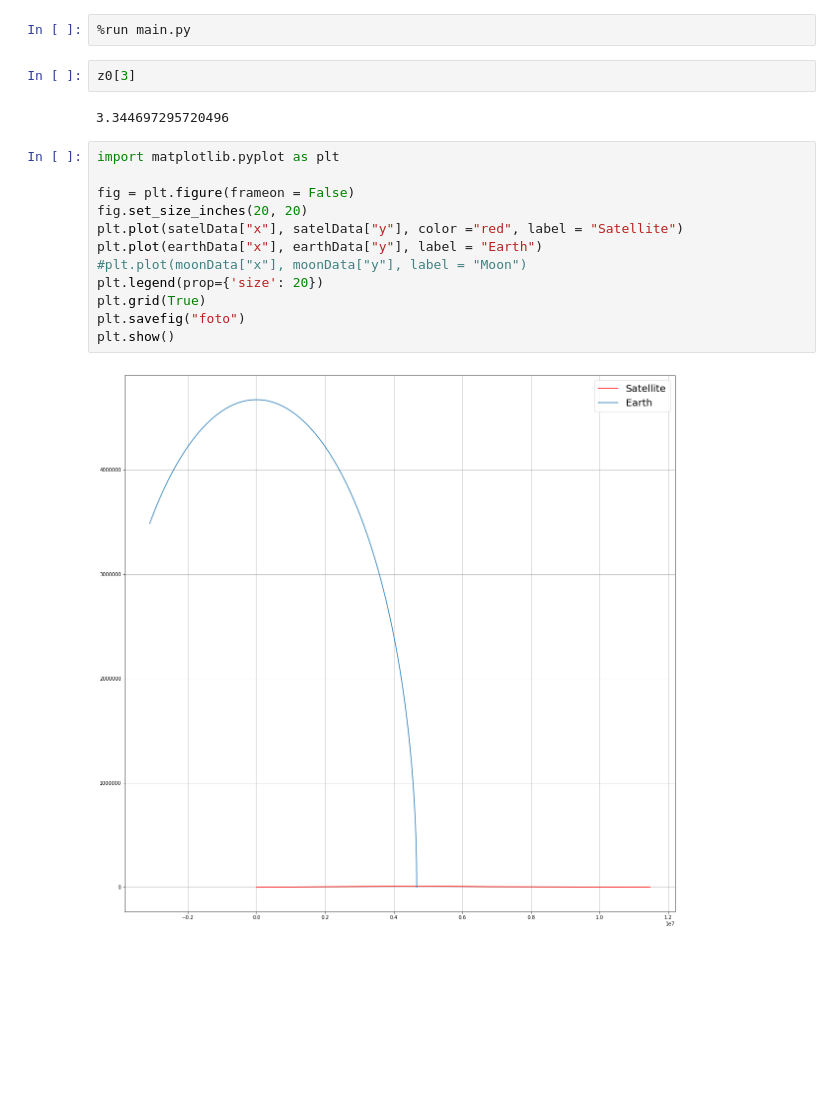
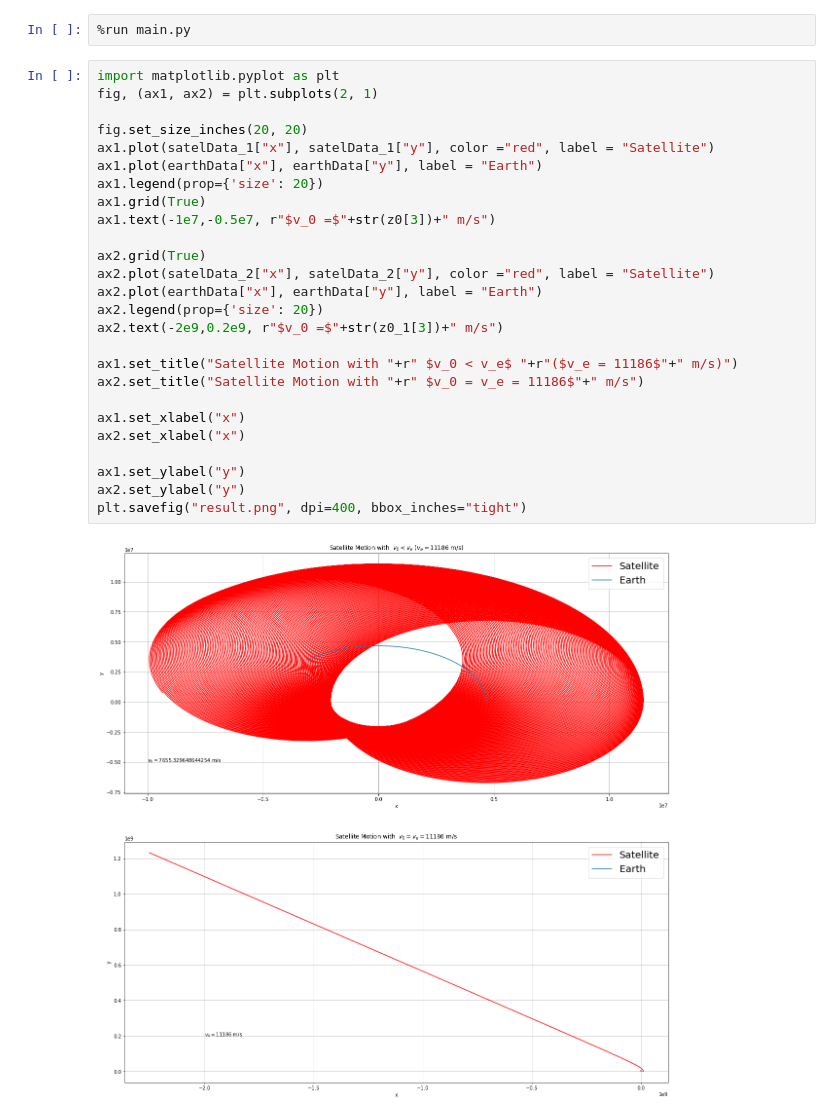
Before and after one commit to Alrios/Three-Body-Problem, a Jupyter notebook: main.ipynb, the cells around one changed output. Cells and saved outputs as stored; diff of their text form; blank space fills up the shorter version.

```diff
--- a/main.ipynb
+++ b/main.ipynb
@@ -1,20 +1,30 @@
 # %%
 %run main.py
-# %%
-z0[3]
-# %% [output]
-3.344697295720496
-# %%
-import matplotlib.pyplot as plt
-
-fig = plt.figure(frameon = False)
-fig.set_size_inches(20, 20)
-plt.plot(satelData["x"], satelData["y"], color ="red", label = "Satellite")
-plt.plot(earthData["x"], earthData["y"], label = "Earth")
-#plt.plot(moonData["x"], moonData["y"], label = "Moon")
-plt.legend(prop={'size': 20})
-plt.grid(True)
-plt.savefig("foto")
-plt.show()
-# %% [output]
-[figure, removed]
+# %%
+import matplotlib.pyplot as plt
+fig, (ax1, ax2) = plt.subplots(2, 1)
+
+fig.set_size_inches(20, 20)
+ax1.plot(satelData_1["x"], satelData_1["y"], color ="red", label = "Satellite")
+ax1.plot(earthData["x"], earthData["y"], label = "Earth")
+ax1.legend(prop={'size': 20})
+ax1.grid(True)
+ax1.text(-1e7,-0.5e7, r"$v_0 =$"+str(z0[3])+" m/s")
+
+ax2.grid(True)
+ax2.plot(satelData_2["x"], satelData_2["y"], color ="red", label = "Satellite")
+ax2.plot(earthData["x"], earthData["y"], label = "Earth")
+ax2.legend(prop={'size': 20})
+ax2.text(-2e9,0.2e9, r"$v_0 =$"+str(z0_1[3])+" m/s")
+
+ax1.set_title("Satellite Motion with "+r" $v_0 < v_e$ "+r"($v_e = 11186$"+" m/s)")
+ax2.set_title("Satellite Motion with "+r" $v_0 = v_e = 11186$"+" m/s")
+
+ax1.set_xlabel("x")
+ax2.set_xlabel("x")
+
+ax1.set_ylabel("y")
+ax2.set_ylabel("y")
+plt.savefig("result.png", dpi=400, bbox_inches="tight")
+# %% [output]
+[figure, added]
```
Also changed, not shown: 7 other files.
